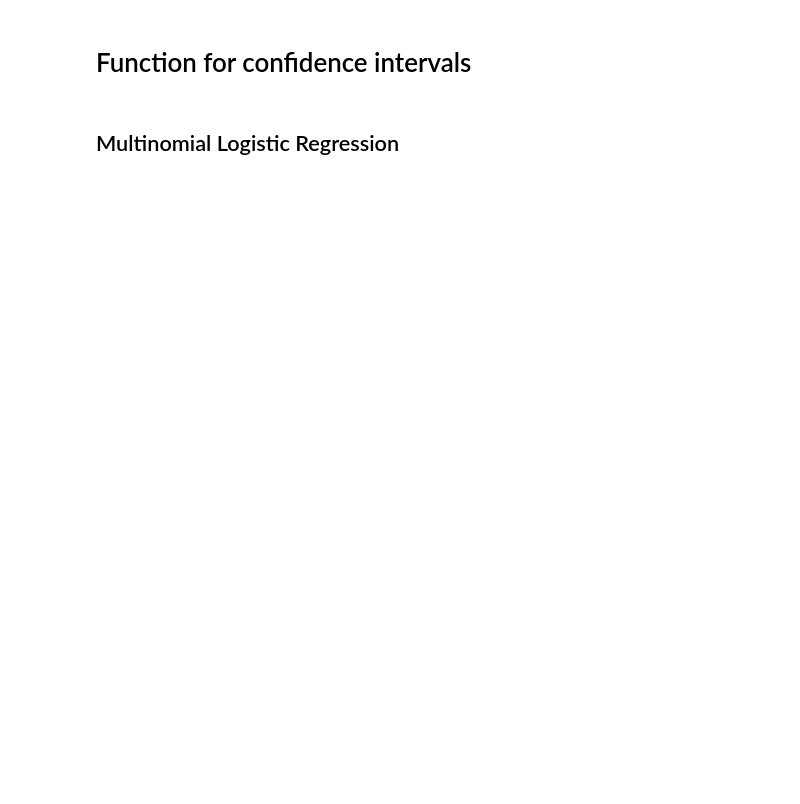
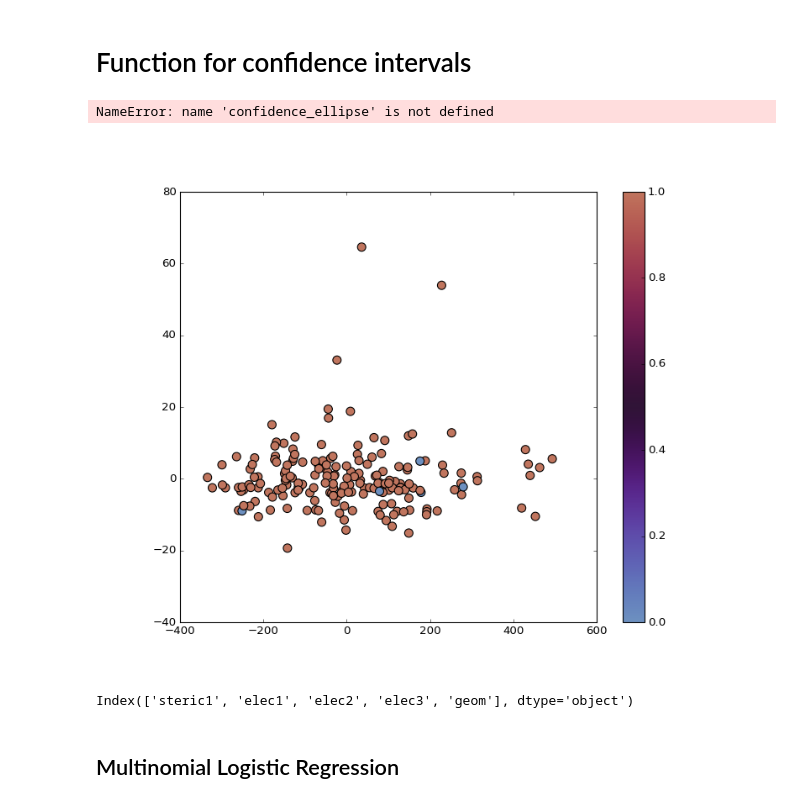
Before and after one commit to niketagrawal/obelix, a Jupyter notebook: open-bidentate-explorer/tools/data/statistical_analysis.ipynb, the cells around one changed output. Drawn from its saved outputs; the diff is of its cells as text; code cells hidden in the pictures; blank space fills up the shorter version.

```diff
--- a/open-bidentate-explorer/tools/data/statistical_analysis.ipynb
+++ b/open-bidentate-explorer/tools/data/statistical_analysis.ipynb
@@ -50,13 +53,15 @@ from umap import UMAP
 import itertools
 
 data = mace_averaged_oh
-geom_keys = ['bite_angle']
-steric_keys = ['dipole', 'sasa','buried_volume']
+
+
+geom_keys = ['bite_angle', 'cone_angle']
+steric_keys = ['dipole', 'sasa','buried_volume_Rh_4A', 'buried_volume_donor_max', 'buried_volume_donor_min', 'bite_angle', 'cone_angle']
 elec_keys = ['HOMO_LUMO_gap', 'dispersion', 'ea','nucleofugality', 'electrofugality', 'electrophilicity', 'nucleophilicity']
 
-pca1 = PCA(n_components=1)
-pca2 = PCA(n_components=1)
-pca3 = PCA(n_components=3)
+pca1 = UMAP(n_components=1)
+pca2 = UMAP(n_components=1)
+pca3 = UMAP(n_components=3)
 
 u_geom = pca1.fit_transform(data[geom_keys])
 u_steric = pca2.fit_transform(data[steric_keys])
@@ -76,34 +81,35 @@ dataframe['elec3'] = u_elec[:, 2]
 dataframe['geom'] = u_geom[:, 0]
 
 ### Add second order interactions
-for comb in itertools.combinations(['steric1', 'elec1','elec2','elec3', 'geom' ], 2):
-    dataframe["_".join(comb)] = dataframe[comb[0]] * dataframe[comb[1]]
+# for comb in itertools.combinations(['steric1', 'elec1','elec2','elec3', 'geom' ], 2):
+#     dataframe["_".join(comb)] = dataframe[comb[0]] * dataframe[comb[1]]
 
 # for index, key1 in enumerate(dataframe.keys()):
 #     for key2 in dataframe.keys()[index:]:
 #         dataframe[key1 + '_' + key2] = dataframe[key1]*dataframe[key2]
 
-dataframe['yield'] = data['yield'].to_list()
-dataframe['ee'] = data['ee'].to_list()
+# dataframe['yield'] = data['yield'].to_list()
+# dataframe['ee'] = data['ee'].to_list()
 
-dataframe['Cas'] = data['Cas'].to_list()
-dataframe['label_yield'] = pd.cut(x = dataframe['yield'], bins=[0, 0.8, 1],
-                     labels=[0, 1])
+# dataframe['Cas'] = data['Cas'].to_list()
+# dataframe['label_yield'] = pd.cut(x = dataframe['yield'], bins=[0, 0.8, 1],
+#                      labels=[0, 1])
 
-dataframe.to_excel('PCA3_good_substrate_.xlsx')
+# dataframe.to_excel('PCA3_good_substrate_.xlsx')
 
 # X = np.array([list(dataframe['steric1']),list(dataframe['steric2']), list(dataframe['elec1']),  list(dataframe['elec2']), list(dataframe['elec3']), list(dataframe['geom'])])
 # print(X)
 # X2 = X**2
 # X3 = X**3
 
-X = dataframe.drop(['Cas', 'yield', 'label_yield', 'ee'], axis=1)
+# X = dataframe.drop(['Cas', 'yield', 'label_yield', 'ee'], axis=1)
+
 # X = np.array([X, X2, X3])
-y = dataframe ['yield']
+# y = dataframe ['yield']
 # X = list(dataframe['elec1'])
 # y = list(dataframe['elec3'])
 
-MLR(X, y)
+# MLR(X, y)
 # %%
 plt.close('all')
 plt.scatter(mace_averaged_oh['buried_volume'], mace_averaged_oh['yield'])
@@ -198,16 +206,16 @@ fig, ax_nstd = plt.subplots(figsize=(10, 8))
 plt.style.use('classic')
 plt.rcParams['image.cmap'] = new_cmap
 
-p1 = 'elec1'
+p1 = 'steric1'
 p2 = 'geom'
-heat_map = 'yield'
+heat_map = 'HOMO_LUMO_gap'
 ### Change all ferrocenes
 x = dataframe[p1]
 y = dataframe[p2]
 
 mu = np.average(x), np.average(y)
 
-sc = ax_nstd.scatter(x, y, c=mace_averaged_oh[heat_map], s=210)
+sc = ax_nstd.scatter(x, y, c=mace_averaged_oh[heat_map]>0.035, s=80)
 fig.colorbar(sc)
 
 # 1365531-98-1
@@ -225,6 +233,8 @@ annot = ax_nstd.annotate("", xy=(0,0), xytext=(20,20),textcoords="offset points"
                     bbox=dict(boxstyle="round", fc="w"),
                     arrowprops=dict(arrowstyle="->"))
 annot.set_visible(False)
+
+dataframe['Cas'] = data['Cas']
 names = list(dataframe['Cas'])
 
 def update_annot(ind):
@@ -237,33 +247,40 @@ def update_annot(ind):
     annot.get_bbox_patch().set_alpha(0.4)
 
 def hover(event):
     vis = annot.get_visible()
     try:
         if event.inaxes == ax_nstd:
             cont, ind = sc.contains(event)
             if cont:
                 print(annot, end=" "*50 + '\r')
                 update_annot(ind)
                 annot.set_visible(True)
                 fig.canvas.draw_idle()
             else:
                 if vis:
                     annot.set_visible(False)
                     fig.canvas.draw_idle()
     except Exception:
         pass
 
 fig.canvas.mpl_connect("motion_notify_event", hover)
 
 ax_nstd.scatter(mu[0], mu[1], s=10)
 ax_nstd.set_title('Different standard deviations')
 ax_nstd.set_xlabel(p1)
 ax_nstd.set_ylabel(p2)
 fig.set_facecolor('white')
 ax_nstd.legend()
 
 plt.savefig("std_{}_{}_heatmap_{}.png".format(p1, p2, heat_map), dpi=400, bbox_inches='tight')
 plt.show()
+# %% [output]
+NameError: name 'confidence_ellipse' is not defined
+[figure, added]
+# %%
+print(dataframe.columns)
+# %% [output]
+Index(['steric1', 'elec1', 'elec2', 'elec3', 'geom'], dtype='object')
 # %% [markdown]
 ## Multinomial Logistic Regression
 # %%
```
Also changed, not shown: parts of 19 cells of this notebook.
